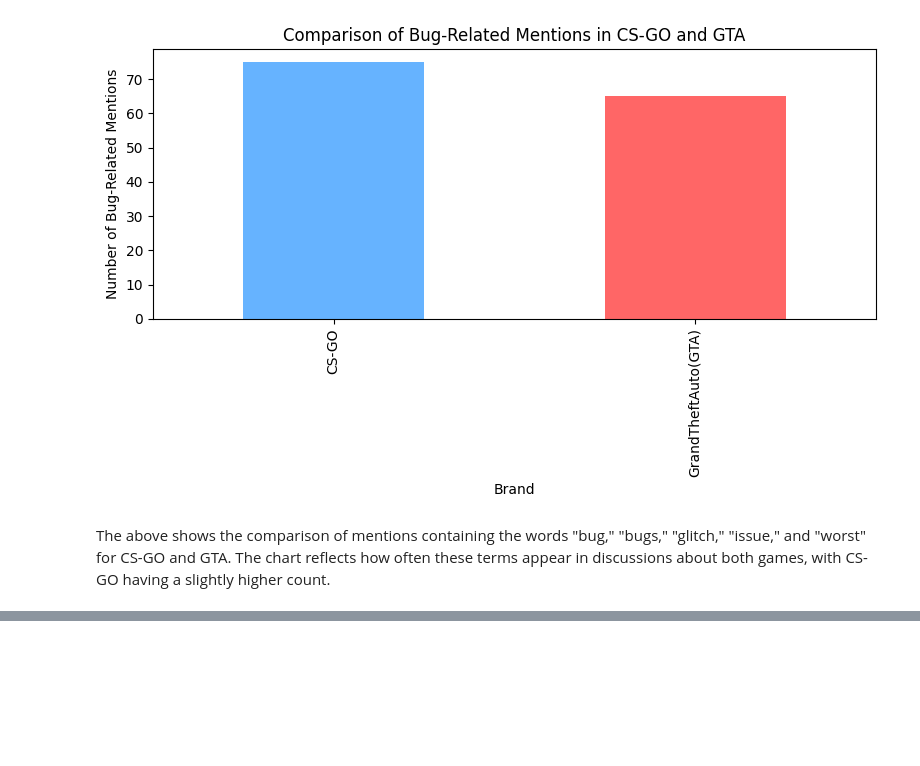
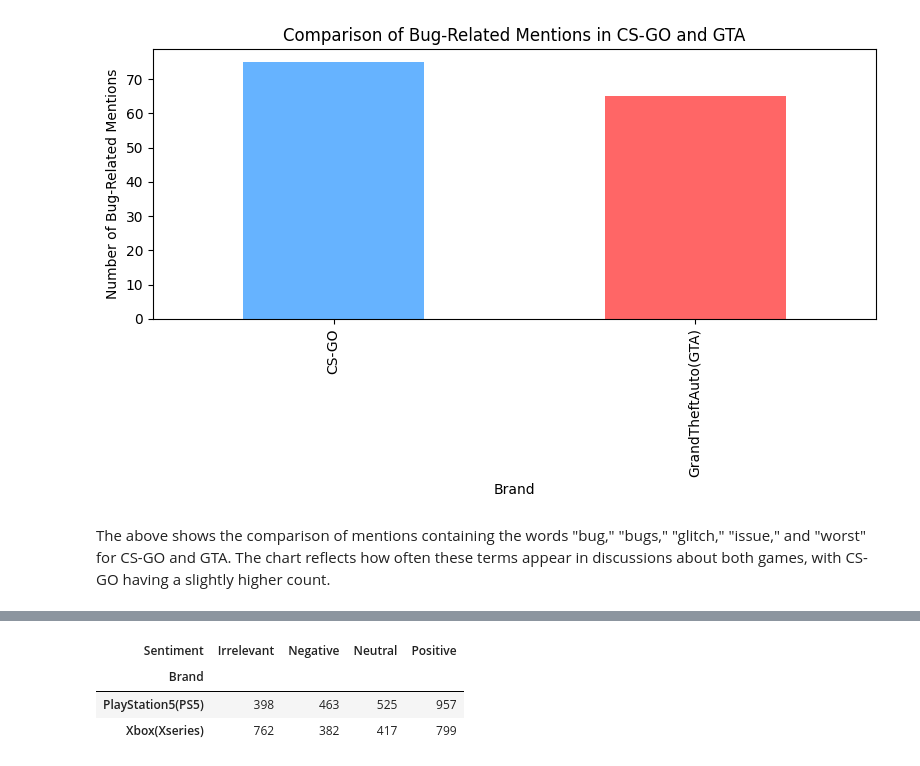
Before and after one commit to Ethan-97/PRODIGY_DS_04, a Jupyter notebook: Task4.ipynb, the cells around one changed output, grey strips where cells are left out. Drawn from its saved outputs; the diff is of its cells as text; code cells hidden in the pictures; blank space fills up the shorter version.

```diff
--- a/Task4.ipynb
+++ b/Task4.ipynb
@@ -324,0 +385,19 @@ The above shows the comparison of mentions containing the words "bug," "bugs," "
+# %%
+# Comparing PS5 and Xbox
+
+# Filter the dataset for entries related to 'PlayStation5(PS5)' and 'Xbox(Xseries)'
+ps5_xbox_combined = pd.concat([
+    validation_data_clean[validation_data_clean['Brand'].isin(['PlayStation5(PS5)', 'Xbox(Xseries)'])],
+    training_data_clean[training_data_clean['Brand'].isin(['PlayStation5(PS5)', 'Xbox(Xseries)'])]
+])
+
+# Check the sentiment distribution for PlayStation 5 and Xbox
+sentiment_counts_ps5_xbox_combined = ps5_xbox_combined.groupby(['Brand', 'Sentiment']).size().unstack(fill_value = 0)
+
+# Display sentiment distribution
+sentiment_counts_ps5_xbox_combined
+# %% [output]
+| Sentiment | Irrelevant | Negative | Neutral | Positive |
+| Brand |  |  |  |  |
+| PlayStation5(PS5) | 398 | 463 | 525 | 957 |
+| Xbox(Xseries) | 762 | 382 | 417 | 799 |
```
Also changed, not shown: parts of 9 cells of this notebook.
